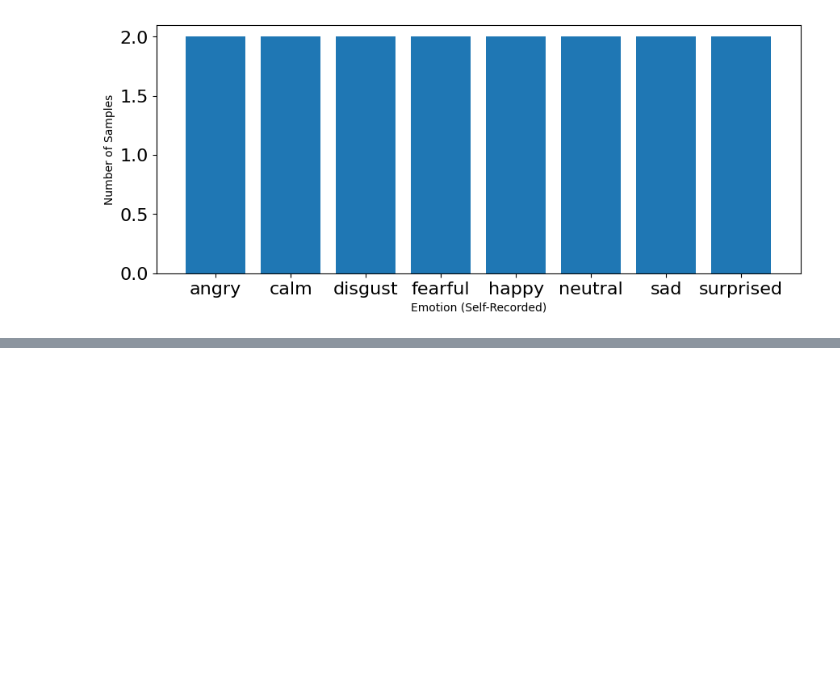
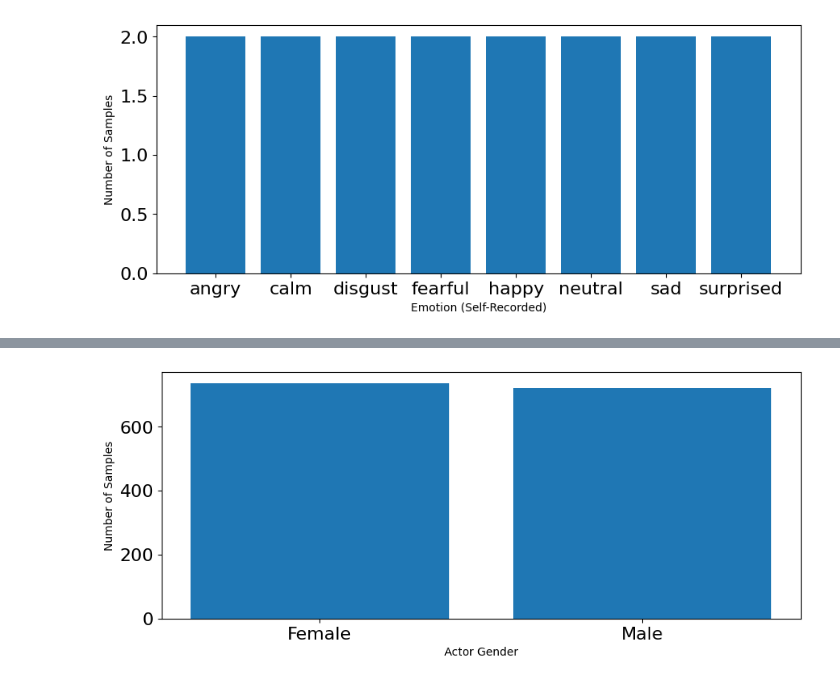
Before and after one commit to 4cekay/Week2-DataPreprocessing, a Jupyter notebook: Week 2.ipynb, the cells around one changed output, grey strips where cells are left out. Saved outputs shown, nothing was run; the diff lists cells and outputs as text; code cells hidden in the pictures; blank space fills up the shorter version.

```diff
--- a/Week 2.ipynb
+++ b/Week 2.ipynb
@@ -741,0 +764,20 @@ plt.show()
+# %%
+def load_gender(path_name):
+    arr = []
+    count = 0
+    for file in glob.glob(path_name):
+        file_name=os.path.basename(file)
+
+        actor = (file_name.split("-")[6]).split(".")[0]
+        gender = ""
+
+        if int(actor) % 2 == 0:
+          gender = "Female"
+        else:
+          gender = "Male"
+
+        arr.append(gender)
+        count += 1
+
+    print('\r' + f' Processed {count} audio samples',end=' ')
+    return np.array(arr)
@@ -741,0 +792,13 @@ plt.show()
+# %%
+plt.figure(figsize=(35,4))
+plt.subplot(1,3,1)
+
+total_genders_list, total_count = np.unique(total_genders, return_counts=True)
+plt.bar(x=range(2), height=total_count)
+plt.xticks(ticks=range(2), labels = [total_gender for total_gender in total_genders_list],fontsize=10)
+plt.xlabel('Actor Gender')
+plt.tick_params(labelsize=16)
+plt.ylabel('Number of Samples')
+plt.show()
+# %% [output]
+[figure, added]
```
Also changed, not shown: parts of 9 cells of this notebook.
